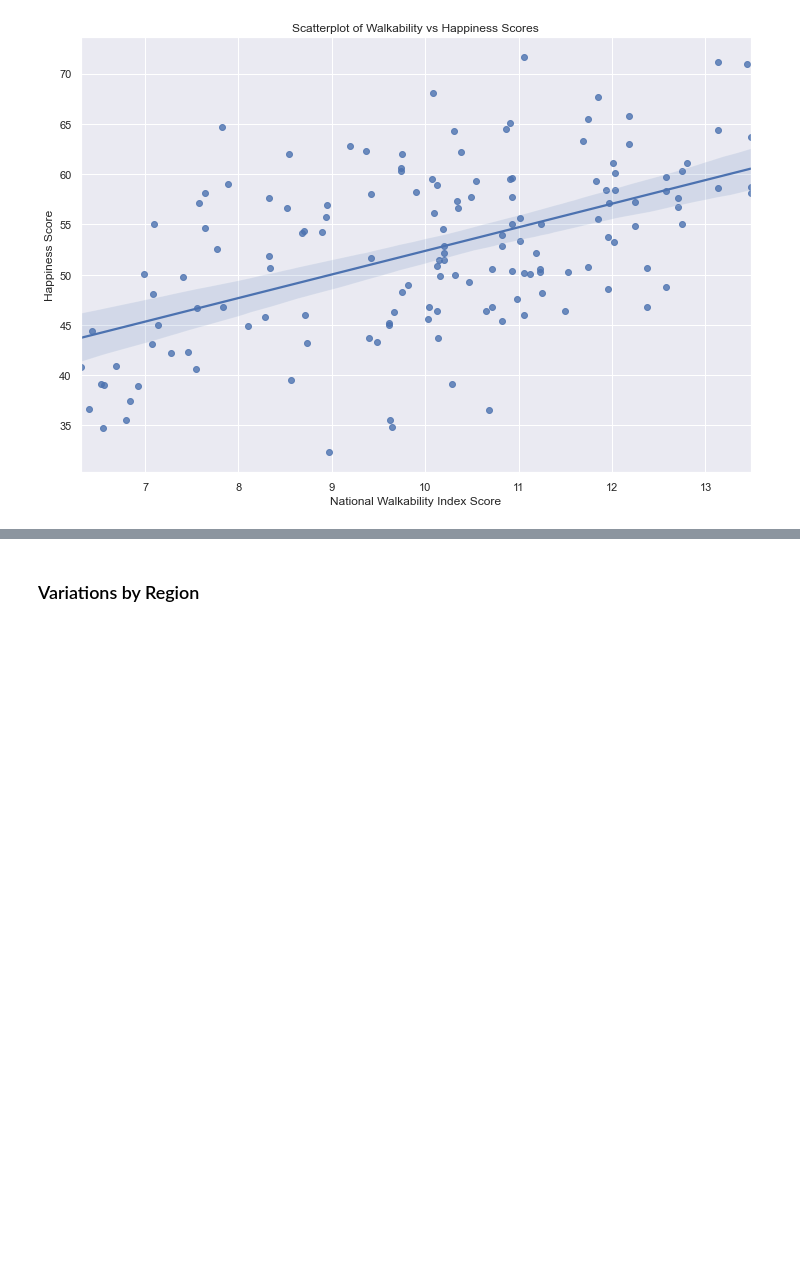
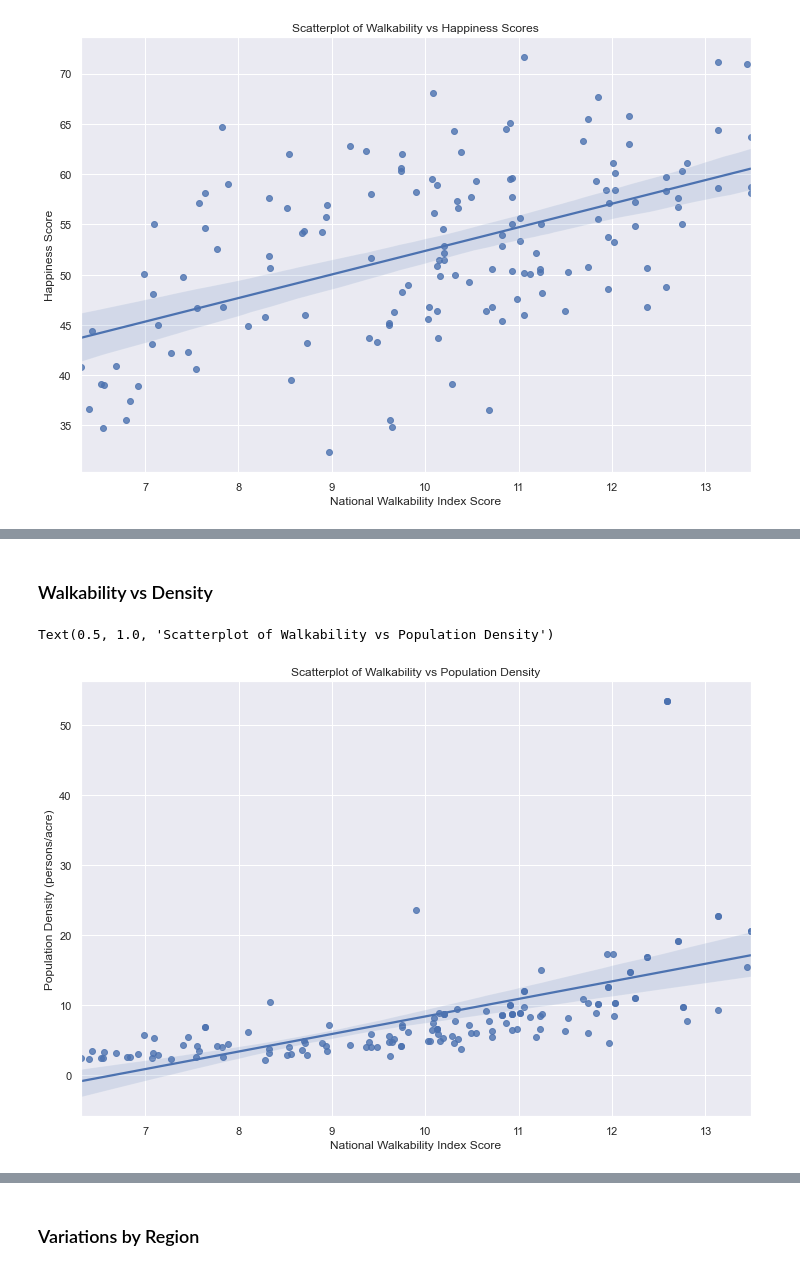
Before and after one commit to haleyej/330_final_project, a Jupyter notebook: process_data.ipynb, the cells around one changed output, grey strips where cells are left out. Cells and saved outputs as stored; diff of their text form; code cells hidden in the pictures; blank space fills up the shorter version.

```diff
--- a/process_data.ipynb
+++ b/process_data.ipynb
@@ -253,8 +355,9 @@ g = sns.relplot(x = "NatWalkInd", y = "total_score", size = "Population Density
             sizes = (40, 400), alpha = 0.75, palette = "muted",
             height = 6, data = df)
 
-# plt.legend(loc = 'lower right', borderaxespad = 2, title = 'Population Density (people/acre)')
 
 g.set(xlabel = 'National Walkability Index Score', ylabel = 'Happiness Score')
 g.fig.suptitle("Scatterplot of Walkability vs Happiness Scores", y = 1.05, x = 0.4, fontsize = 13.5)
+
+df = df.rename(columns = {'Population Density (people/acre)': 'D1B'})
 # %% [output]
@@ -262,0 +389,10 @@ Text(0.4, 1.05, 'Scatterplot of Walkability vs Happiness Scores')
+# %% [markdown]
+<h3>Walkability vs Density</h3>
+# %%
+rcParams['figure.figsize'] = 12,8
+g = sns.regplot(x = 'NatWalkInd', y = 'D1B', data = df)
+g.set(xlabel = 'National Walkability Index Score', ylabel = 'Population Density (persons/acre)')
+g.set_title("Scatterplot of Walkability vs Population Density")
+# %% [output]
+Text(0.5, 1.0, 'Scatterplot of Walkability vs Population Density')
+[figure, added]
```
Also changed, not shown: parts of 28 cells of this notebook.
